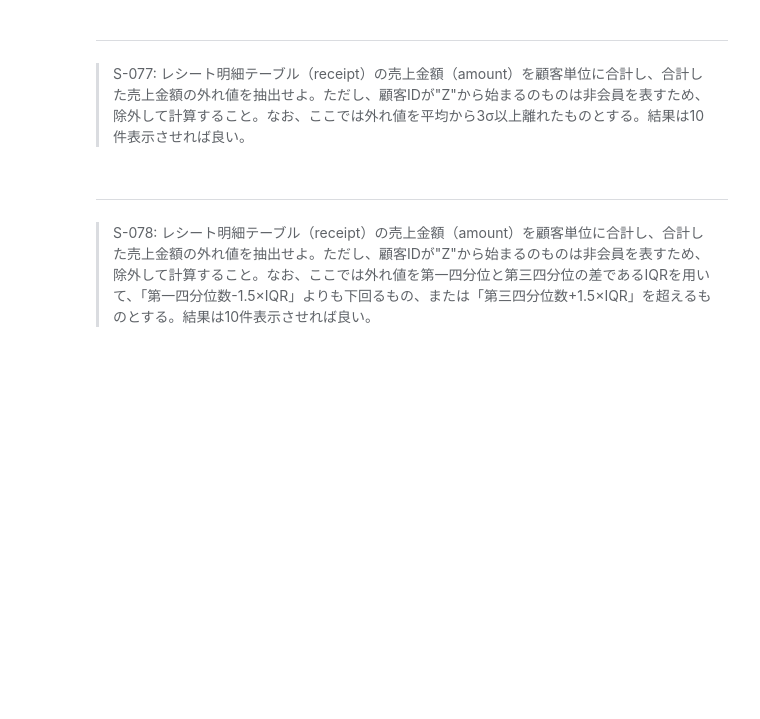
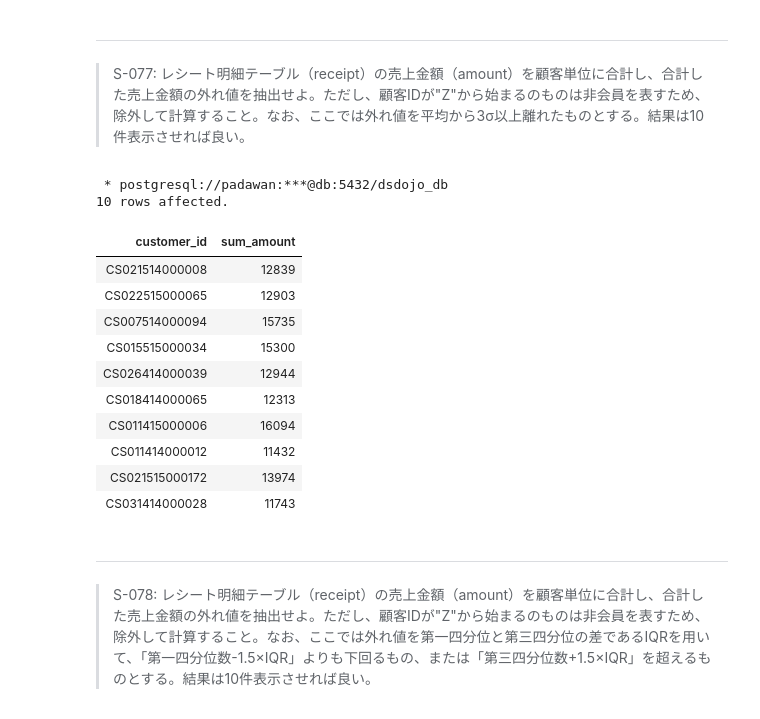
Before and after one commit to Toma0916/100knocks-preprocess, a Jupyter notebook: docker/work/preprocess_knock_SQL.ipynb, the cells around one changed output. Saved outputs shown, nothing was run; the diff lists cells and outputs as text; code cells hidden in the pictures; blank space fills up the shorter version.

```diff
--- a/docker/work/preprocess_knock_SQL.ipynb
+++ b/docker/work/preprocess_knock_SQL.ipynb
@@ -1992,3 +2040,37 @@ LIMIT
+# %%
+%%sql
+WITH sales_amount AS (
+    SELECT
+        customer_id, SUM(amount) AS sum_amount
+    FROM
+        receipt
+    WHERE customer_id NOT LIKE 'Z%'
+    GROUP BY customer_id
+)
+SELECT
+    customer_id, sum_amount
+FROM
+    sales_amount
+CROSS JOIN (
+    SELECT AVG(sum_amount) AS avg_amount, STDDEV_SAMP(sum_amount) AS atd_amount
+    FROM sales_amount
+) stats_amount
+WHERE ABS(sum_amount - avg_amount) / atd_amount > 3
+LIMIT 10
+# %% [output]
+ * postgresql://padawan:***@db:5432/dsdojo_db
+10 rows affected.
+| customer_id | sum_amount |
+| CS021514000008 | 12839 |
+| CS022515000065 | 12903 |
+| CS007514000094 | 15735 |
+| CS015515000034 | 15300 |
+| CS026414000039 | 12944 |
+| CS018414000065 | 12313 |
+| CS011415000006 | 16094 |
+| CS011414000012 | 11432 |
+| CS021515000172 | 13974 |
+| CS031414000028 | 11743 |
 # %% [markdown]
 ---
 > S-078: レシート明細テーブル（receipt）の売上金額（amount）を顧客単位に合計し、合計した売上金額の外れ値を抽出せよ。ただし、顧客IDが"Z"から始まるのものは非会員を表すため、除外して計算すること。なお、ここでは外れ値を第一四分位と第三四分位の差であるIQRを用いて、「第一四分位数-1.5×IQR」よりも下回るもの、または「第三四分位数+1.5×IQR」を超えるものとする。結果は10件表示させれば良い。
```
Also changed, not shown: parts of 12 cells of this notebook.
